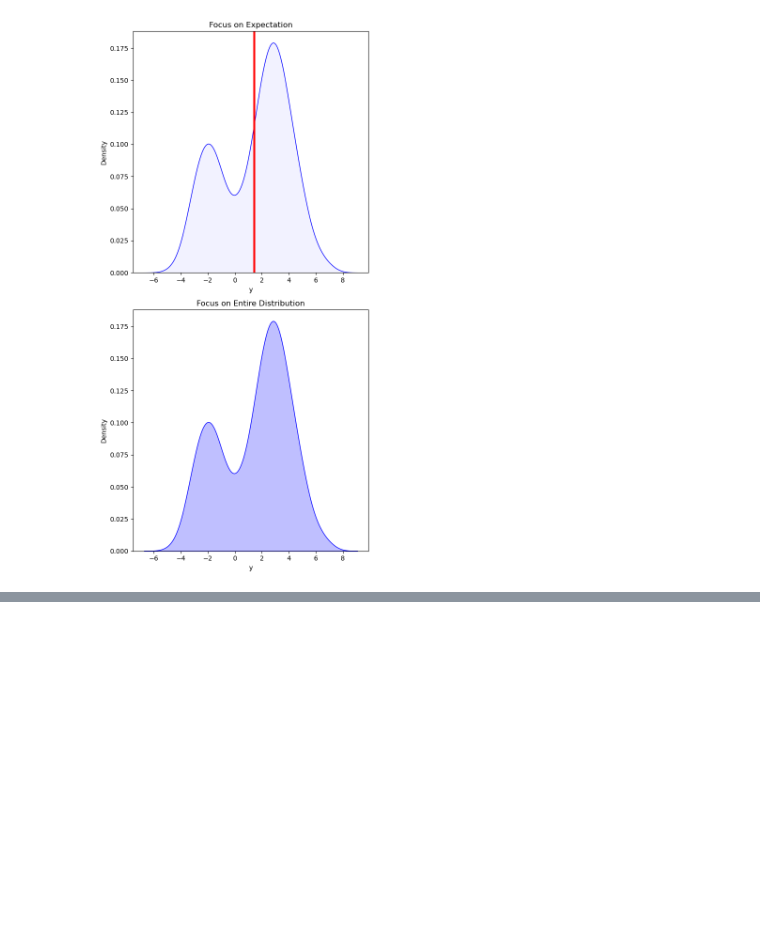
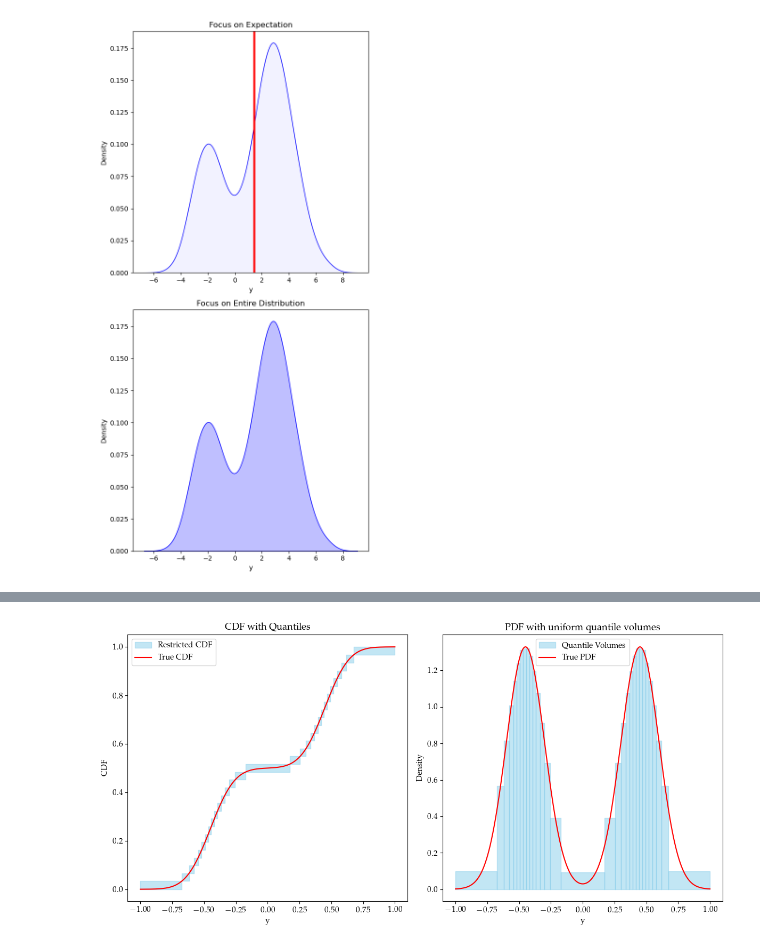
Before and after one commit to alexanderkrauck/uncertainty_prediction, a Jupyter notebook: notebooks/05_generate_plots.ipynb, the cells around one changed output, grey strips where cells are left out. Drawn from its saved outputs; the diff is of its cells as text; code cells hidden in the pictures; blank space fills up the shorter version.

```diff
--- a/notebooks/05_generate_plots.ipynb
+++ b/notebooks/05_generate_plots.ipynb
@@ -32,0 +92,62 @@ plt.show()
+# %%
+# Adjusting parameters for the bimodal Gaussian mixture as provided
+mean1 = -0.45
+mean2 = 0.45
+std = 0.15  # Common standard deviation
+weight1 = weight2 = 0.5  # Equal weights
+
+# Define the bimodal Gaussian mixture CDF
+def bimodal_gaussian_mixture_cdf(x):
+    return weight1 * norm.cdf(x, mean1, std) + weight2 * norm.cdf(x, mean2, std)
+
+def bimodal_gaussian_mixture_pdf(x):
+
+    return weight1 * norm.pdf(x, mean1, std) + weight2 * norm.pdf(x, mean2, std)
+
+# Recalculate the CDF with new parameters
+x_points_dense = np.linspace(-1, 1, 10000)
+y_points_dense = bimodal_gaussian_mixture_cdf(x_points_dense)
+y_points_pdf = bimodal_gaussian_mixture_pdf(x_points_dense)
+
+# Calculate quantile positions
+n_quants = 30
+quantiles = np.linspace(1/n_quants, 1 - 1/n_quants, n_quants)
+wanted_x_vals = np.searchsorted(y_points_dense, quantiles)  # More efficient than argmin for this purpose
+
+plt.figure(figsize=(12, 6))
+
+# Plot 1: Bimodal Gaussian Mixture CDF with quantiles
+plt.subplot(1, 2, 1)
+for i in range(n_quants -1):
+    idx = wanted_x_vals[i]
+    idx_next = wanted_x_vals[i + 1]
+    plt.fill_betweenx([y_points_dense[idx], y_points_dense[idx_next]], x_points_dense[idx], x_points_dense[idx_next], color='skyblue', alpha=0.5)
+plt.fill_betweenx([0, y_points_dense[wanted_x_vals[0]]], -1, x_points_dense[wanted_x_vals[0]], color='skyblue', alpha=0.5, label="Restricted CDF")
+plt.fill_betweenx([y_points_dense[wanted_x_vals[-1]], 1], x_points_dense[wanted_x_vals[-1]], 1, color='skyblue', alpha=0.5)
+plt.plot(x_points_dense, y_points_dense, 'r-', label='True CDF')
+plt.title('CDF with Quantiles')
+plt.xlabel('y')
+plt.ylabel('CDF')
+plt.legend()
+
+# Plot 2: Volumes under the quantiles
+plt.subplot(1, 2, 2)
+volume = 1/(n_quants+1)
+for i in range(n_quants -1):
+    idx = wanted_x_vals[i]
+    idx_next = wanted_x_vals[i + 1]
+    length = x_points_dense[idx_next] - x_points_dense[idx]
+    curr_volume = volume / length
+    plt.fill_betweenx([0, curr_volume], x_points_dense[idx], x_points_dense[idx_next], color='skyblue', alpha=0.5)
+plt.fill_betweenx([0, volume/(x_points_dense[wanted_x_vals[0]] + 1)], -1, x_points_dense[wanted_x_vals[0]], color='skyblue', alpha=0.5)
+plt.fill_betweenx([0, volume/(1 - x_points_dense[wanted_x_vals[-1]])],  x_points_dense[wanted_x_vals[-1]], 1, color='skyblue', alpha=0.5, label="Quantile Volumes")
+plt.plot(x_points_dense, y_points_pdf, 'r-', label='True PDF')
+plt.title('PDF with uniform quantile volumes')
+plt.xlabel('y')
+plt.ylabel('Density')
+plt.legend()
+plt.tight_layout()
+plt.savefig('figure.png')
+plt.show()
+# %% [output]
+[figure, added]
```
Also changed, not shown: parts of 6 cells of this notebook, 4 other files.
